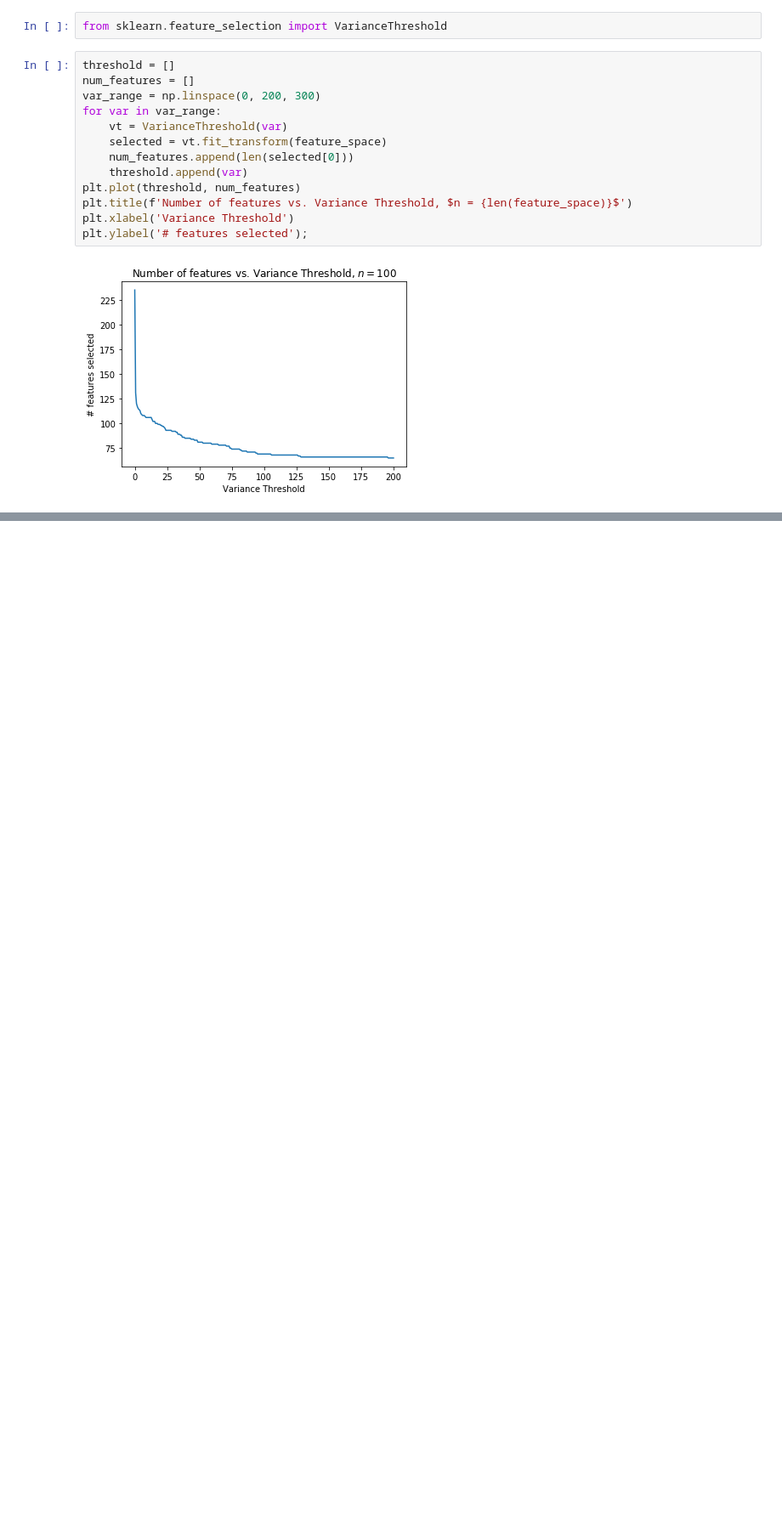
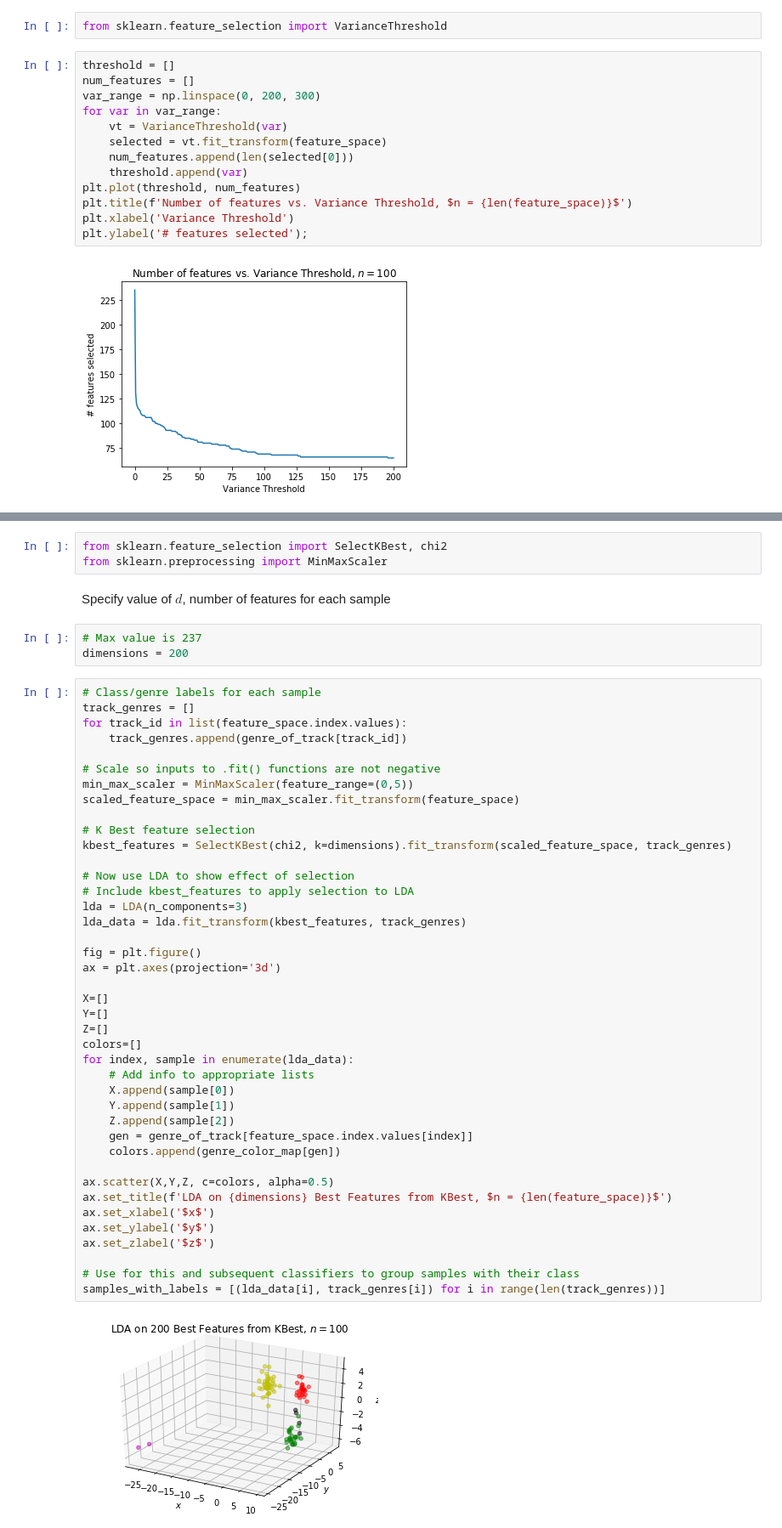
Before and after one commit to kevinmcmahon22/genre-recognition, a Jupyter notebook: 802 project.ipynb, the cells around one changed output, grey strips where cells are left out. Shown at 85% size. Cells and saved outputs as stored; diff of their text form; blank space fills up the shorter version.

```diff
--- a/802 project.ipynb
+++ b/802 project.ipynb
@@ -213 +247,52 @@ Written using code from homework assignments
+# %%
+from sklearn.feature_selection import SelectKBest, chi2
+from sklearn.preprocessing import MinMaxScaler
+# %% [markdown]
+Specify value of $d$, number of features for each sample
+# %%
+# Max value is 237
+dimensions = 200
+# %%
+# Class/genre labels for each sample
+track_genres = []
+for track_id in list(feature_space.index.values):
+    track_genres.append(genre_of_track[track_id])
+
+# Scale so inputs to .fit() functions are not negative
+min_max_scaler = MinMaxScaler(feature_range=(0,5))
+scaled_feature_space = min_max_scaler.fit_transform(feature_space)
+
+# K Best feature selection
+kbest_features = SelectKBest(chi2, k=dimensions).fit_transform(scaled_feature_space, track_genres)
+
+# Now use LDA to show effect of selection
+# Include kbest_features to apply selection to LDA
+lda = LDA(n_components=3)
+lda_data = lda.fit_transform(kbest_features, track_genres)
+
+fig = plt.figure()
+ax = plt.axes(projection='3d')
+
+X=[]
+Y=[]
+Z=[]
+colors=[]
+for index, sample in enumerate(lda_data):
+    # Add info to appropriate lists
+    X.append(sample[0])
+    Y.append(sample[1])
+    Z.append(sample[2])
+    gen = genre_of_track[feature_space.index.values[index]]
+    colors.append(genre_color_map[gen])
+
+ax.scatter(X,Y,Z, c=colors, alpha=0.5)
+ax.set_title(f'LDA on {dimensions} Best Features from KBest, $n = {len(feature_space)}$')
+ax.set_xlabel('$x$')
+ax.set_ylabel('$y$')
+ax.set_zlabel('$z$')
+
+# Use for this and subsequent classifiers to group samples with their class
+samples_with_labels = [(lda_data[i], track_genres[i]) for i in range(len(track_genres))]
+# %% [output]
+[figure, added]
 # %% [markdown]
```
Also changed, not shown: parts of 36 cells of this notebook.
